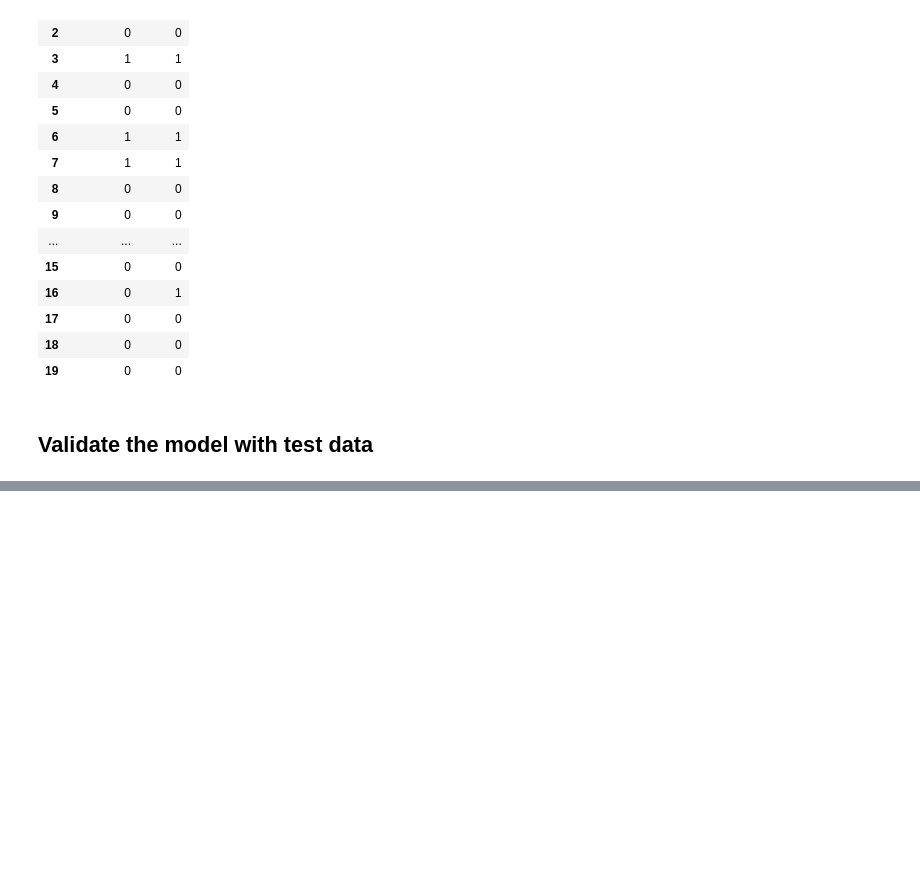
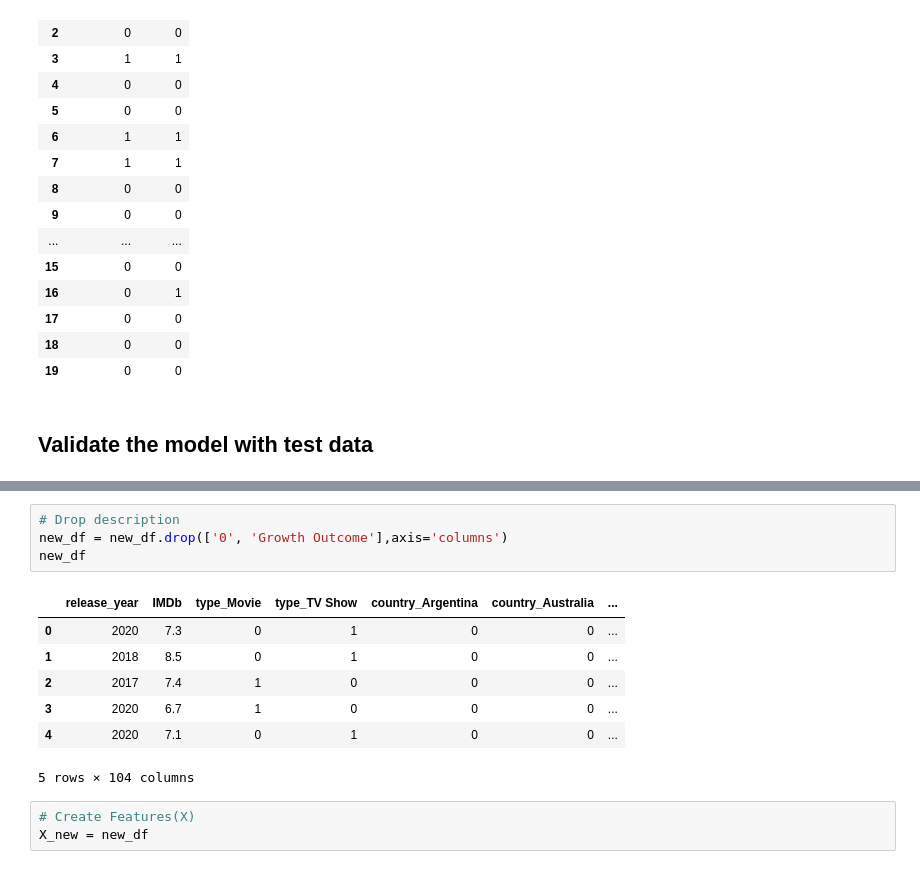
Before and after one commit to asosnik530/EntertainmentBuster, a Jupyter notebook: Machine Learning Model.ipynb, the cells around one changed output, grey strips where cells are left out. Drawn from its saved outputs; the diff is of its cells as text; blank space fills up the shorter version.

```diff
--- a/Machine Learning Model.ipynb
+++ b/Machine Learning Model.ipynb
@@ -181,0 +214,15 @@ avg / total       0.86      0.85      0.86      0.85      0.86      0.73       9
+# %%
+# Drop description
+new_df = new_df.drop(['0', 'Growth Outcome'],axis='columns')
+new_df
+# %% [output]
+|  | release_year | IMDb | type_Movie | type_TV Show | country_Argentina | country_Australia | ... |
+| 0 | 2020 | 7.3 | 0 | 1 | 0 | 0 | ... |
+| 1 | 2018 | 8.5 | 0 | 1 | 0 | 0 | ... |
+| 2 | 2017 | 7.4 | 1 | 0 | 0 | 0 | ... |
+| 3 | 2020 | 6.7 | 1 | 0 | 0 | 0 | ... |
+| 4 | 2020 | 7.1 | 0 | 1 | 0 | 0 | ... |
+5 rows × 104 columns
+# %%
+# Create Features(X)
+X_new = new_df
```
Also changed, not shown: parts of 12 cells of this notebook, 4 other files.
